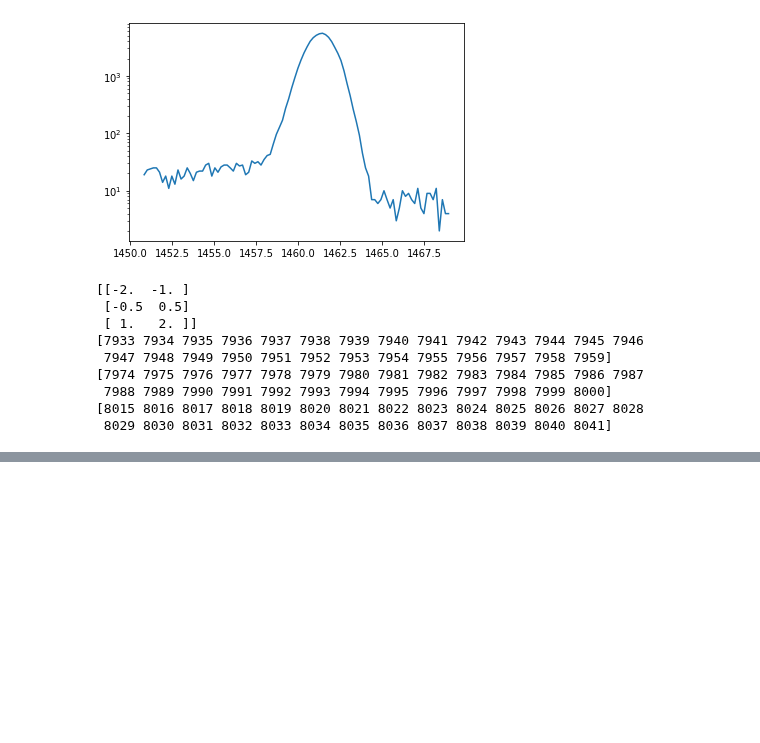
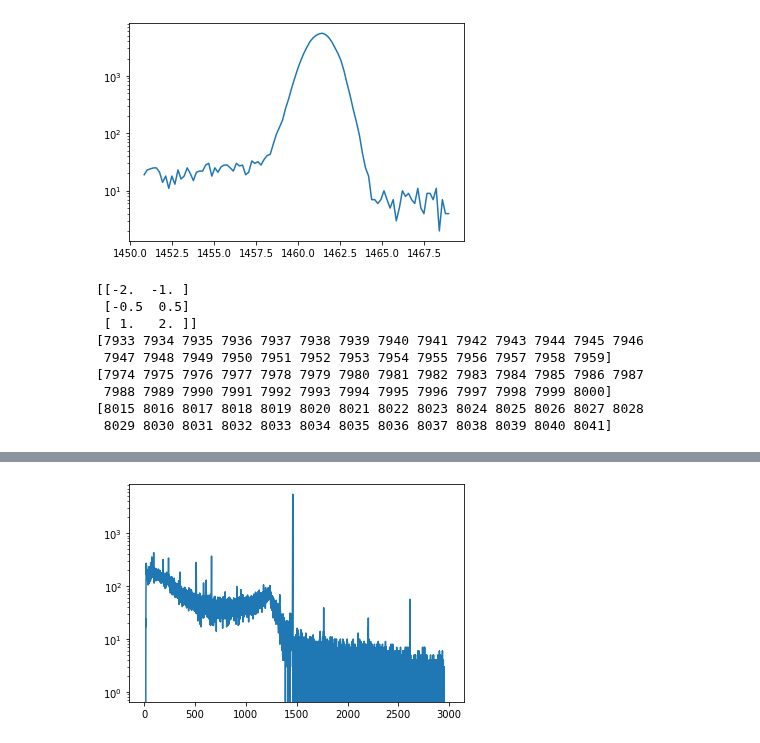
Before and after one commit to bearing/radwatch-analysis, a Jupyter notebook: Peak-Counts-Analysis.ipynb, the cells around one changed output, grey strips where cells are left out. Cells and saved outputs as stored; diff of their text form; code cells hidden in the pictures; blank space fills up the shorter version.

```diff
--- a/Peak-Counts-Analysis.ipynb
+++ b/Peak-Counts-Analysis.ipynb
@@ -95,0 +137,7 @@ ax.set_yscale('log')
+# %%
+bgspec = spec - bg
+plt.plot(bgspec.energies_kev,counts-bgcounts)
+plt.yscale('log')
+plt.show()
+# %% [output]
+[figure, added]
```
Also changed, not shown: parts of 8 cells of this notebook.
